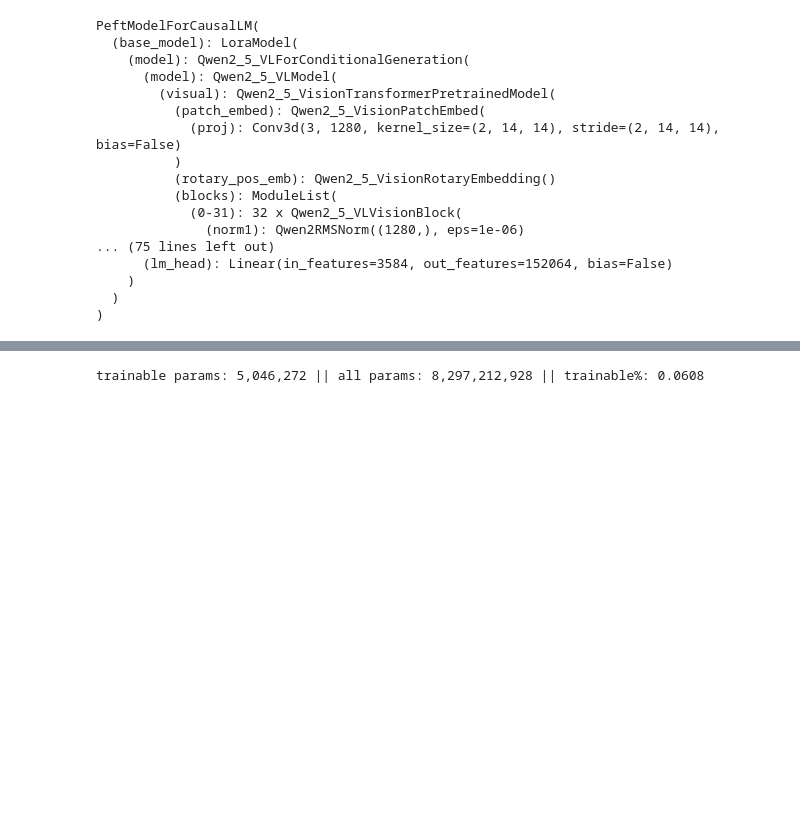
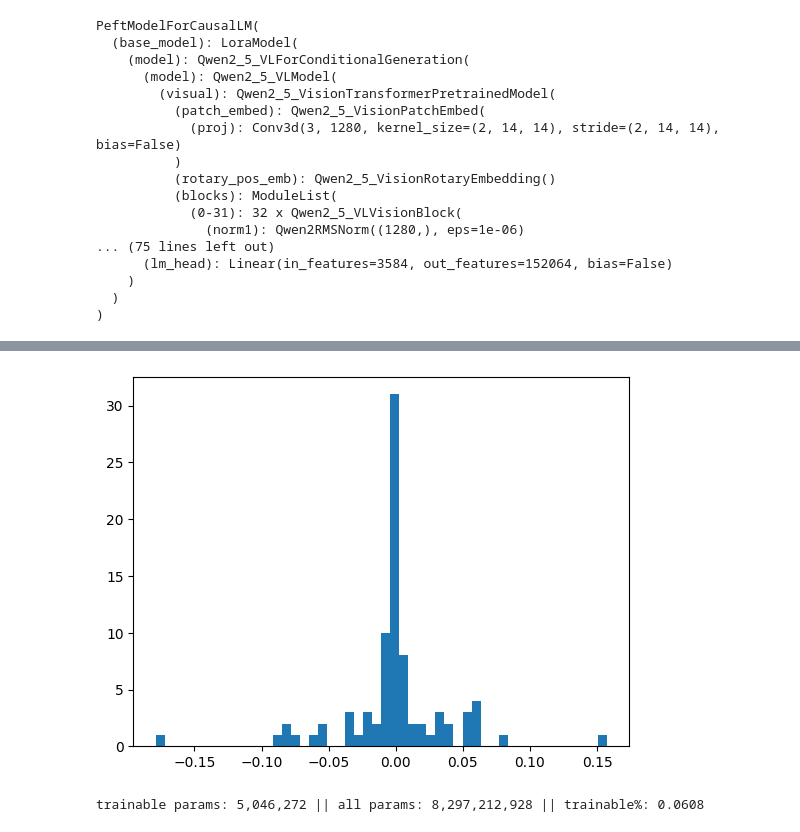
Before and after one commit to TobiasNorlund/ui-rl, a Jupyter notebook: ui_rl/train.ipynb, the cells around one changed output, grey strips where cells are left out. Drawn from its saved outputs; the diff is of its cells as text; code cells hidden in the pictures; blank space fills up the shorter version.

```diff
--- a/ui_rl/train.ipynb
+++ b/ui_rl/train.ipynb
@@ -67,5 +61,3 @@ for message in messages:
             block["type"] = "image"
             block["image"] = block["image_url"]["url"]
             del block["image_url"]
-# %%
-inputs = processor.apply_chat_template(messages)
@@ -107,20 +110,20 @@ torch.Size([1, 14522])
 # %%
-from torch.profiler import profile, ProfilerActivity
+#from torch.profiler import profile, ProfilerActivity
 
 # 1. Enable memory profiling and capture the forward pass
-with profile(activities=[
-        ProfilerActivity.CPU,
-        ProfilerActivity.CUDA],
-    profile_memory=True,
-    record_shapes=True) as prof:
+#with profile(activities=[
+#        ProfilerActivity.CPU,
+#        ProfilerActivity.CUDA],
+#    profile_memory=True,
+#    record_shapes=True) as prof:
 
     # Run your problematic forward pass here
     # Ensure your model and input tensors are on the GPU
     #with torch.no_grad():
-    output = model(**inputs)
+output = model(reduction="none", **inputs)
 
 # 2. Print a table summarizing the CUDA memory events
-print(prof.key_averages().table(sort_by="cuda_memory_usage", row_limit=15))
+#print(prof.key_averages().table(sort_by="cuda_memory_usage", row_limit=15))
 
 # 3. Optional: Export for a visual timeline (see Step 2)
 # prof.export_chrome_trace("trace.json")
@@ -144,0 +130,12 @@ Self CUDA time total: 2.078s
+# %%
+def find_all_sublists(lst, sub):
+    n, m = len(lst), len(sub)
+    return [i for i in range(n - m + 1) if lst[i:i+m] == sub]
+
+start_idx = find_all_sublists(inputs.input_ids[0][1:].tolist(), [151644, 77091, 198])[-1] + 3
+completion_tokens = inputs.input_ids[0][1:][start_idx:]
+completion_loss = output.loss[start_idx:]
+# %%
+ref_tokens = [ref_token['token'] for ref_token in rollout["completions"][completion_idx]["logprobs"]]
+ref_logprobs = [ref_token['logprob'] for ref_token in rollout["completions"][completion_idx]["logprobs"]]
+print("\n".join(f"{token_id}\t{processor.tokenizer.decode([token_id]).__repr__()}\t{ref_token}\t{-ref_logprob}\t{loss}" for token_id, ref_token, ref_logprob, loss in zip(completion_tokens, ref_tokens, ref_logprobs, completion_loss, )))
@@ -145,3 +160,15 @@ Self CUDA time total: 2.078s
+# %%
+import matplotlib.pyplot as plt
+import numpy as np
+
+ref_neg_logprobs = -np.array(ref_logprobs)
+completion_loss_np = completion_loss.cpu().detach().numpy()[:-2]
+
+#print(completion_loss_np)
+
+_ = plt.hist(completion_loss_np-ref_neg_logprobs, bins=50)
+# %% [output]
+[figure, added]
 # %%
 output.loss.backward()
 # %%
```
Also changed, not shown: parts of 12 cells of this notebook, 7 other files.
